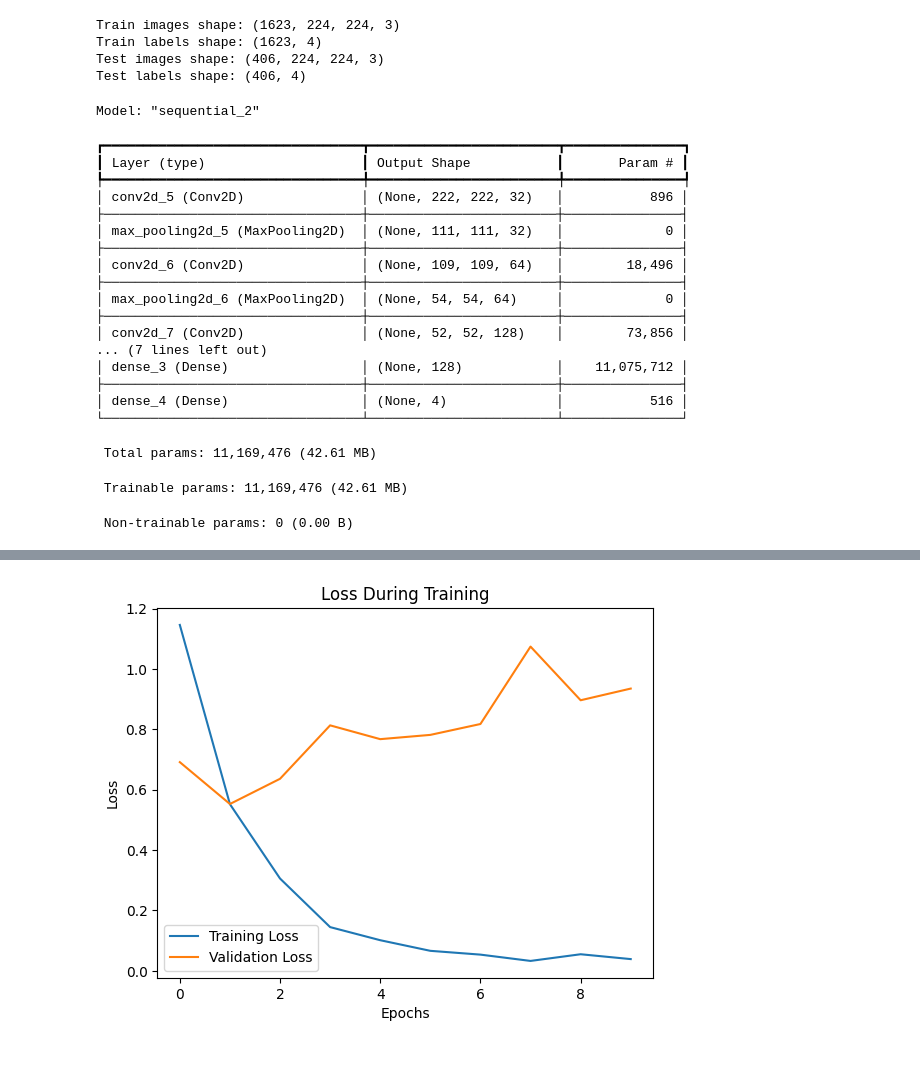
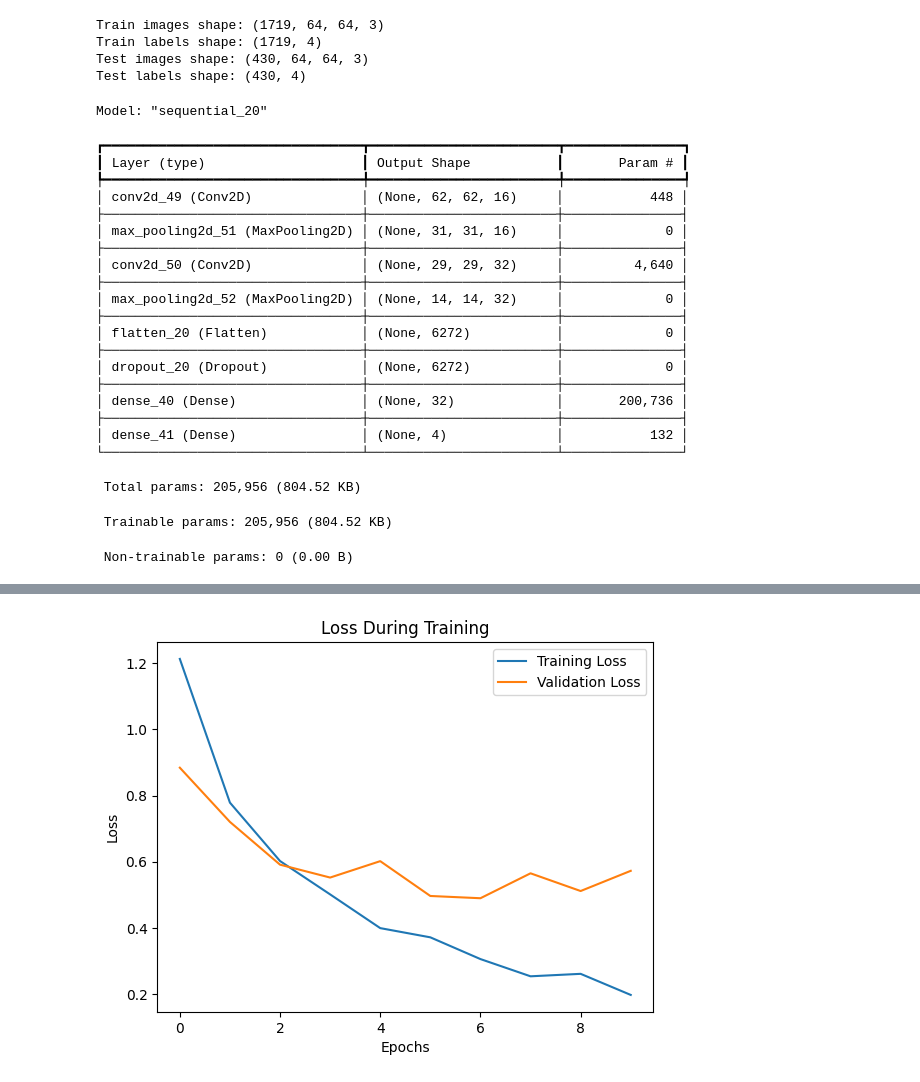
Before and after one commit to lsanhtan/CNN_Vector, a Jupyter notebook: Project.ipynb, the cells around one changed output, grey strips where cells are left out. Saved outputs shown, nothing was run; the diff lists cells and outputs as text; code cells hidden in the pictures.

Commit message:
Model 2

```diff
--- a/Project.ipynb
+++ b/Project.ipynb
@@ -13,7 +12,7 @@ from tensorflow.keras.preprocessing import image
 class_names = ['run', 'slide', 'sprint', 'jump']
 # %%
 # Set image dimensions and the number of classes (for categorical labels)
-image_size = (224, 224)
+image_size = (64, 64)
 num_classes = 4
 # %%
 def load_images_from_folder(folder_path, image_size):
@@ -24,20 +23,23 @@ def load_images_from_folder(folder_path, image_size):
         class_path = os.path.join(folder_path, class_folder)
         if os.path.isdir(class_path):
             # print("Acessable")
+            print(class_path)
             for filename in os.listdir(class_path):
                 img_path = os.path.join(class_path, filename)
                 try:
+
                     # Load image and convert to RGB
                     img = Image.open(img_path).convert('RGB')
+
                     # Resize to the desired shape
                     img = img.resize(image_size)
+
                     # Convert image to NumPy array
                     img_array = np.array(img)
                     # Append image and corresponding label
-                    print(images)
                     images.append(img_array)
                     labels.append(class_label)
-                    break
+                    # break
                 except Exception as e:
                     print(f"Error loading image {img_path}: {e}")
                     continue
@@ -50,7 +52,7 @@ def load_images_from_folder(folder_path, image_size):
     images = images / 255.0
 
     # One-hot encode the labels
-    labels = to_categorical(labels, num_classes)
+    labels = keras.utils.to_categorical(labels, num_classes)
 
     return images, labels
 # %%
@@ -97,5 +75,5 @@ plt.show()
 # %%
-train_images, test_images, train_labels, test_labels = train_test_split(images, labels, test_size=0.2, random_state=42)
+train_images, test_images, train_labels, test_labels = train_test_split(images, labels, test_size=0.2 , random_state=42)
 
 # Check the shapes of the resulting datasets
 print('Train images shape:', train_images.shape)
@@ -103,23 +81,22 @@ print('Train labels shape:', train_labels.shape)
 print('Test images shape:', test_images.shape)
 print('Test labels shape:', test_labels.shape)
 # %% [output]
-Train images shape: (1623, 224, 224, 3)
-Train labels shape: (1623, 4)
-Test images shape: (406, 224, 224, 3)
-Test labels shape: (406, 4)
+Train images shape: (1719, 64, 64, 3)
+Train labels shape: (1719, 4)
+Test images shape: (430, 64, 64, 3)
+Test labels shape: (430, 4)
 # %%
 model = tf.keras.Sequential(
     [
-        tf.keras.Input(shape=(224, 224, 3)),
+        tf.keras.Input(shape=(64, 64, 3)),
+        layers.Conv2D(16, kernel_size=(3, 3), activation="relu"),
+        layers.MaxPooling2D(pool_size=(2, 2)),
         layers.Conv2D(32, kernel_size=(3, 3), activation="relu"),
         layers.MaxPooling2D(pool_size=(2, 2)),
-        layers.Conv2D(64, kernel_size=(3, 3), activation="relu"),
-        layers.MaxPooling2D(pool_size=(2, 2)),
-        layers.Conv2D(128, kernel_size=(3, 3), activation="relu"),
-        layers.MaxPooling2D(pool_size=(2, 2)),
+
         layers.Flatten(),
         layers.Dropout(0.5),
-        layers.Dense(128, activation="relu"),
+        layers.Dense(32, activation="relu"),
         layers.Dense(num_classes, activation="softmax"),
     ]
 )
@@ -139,33 +116,35 @@ model = tf.keras.Sequential(
 
 model.summary()
 # %% [output]
-Model: "sequential_2"
+Model: "sequential_20"
 ┏━━━━━━━━━━━━━━━━━━━━━━━━━━━━━━━━━┳━━━━━━━━━━━━━━━━━━━━━━━━┳━━━━━━━━━━━━━━━┓
 ┃ Layer (type)                    ┃ Output Shape           ┃       Param # ┃
 ┡━━━━━━━━━━━━━━━━━━━━━━━━━━━━━━━━━╇━━━━━━━━━━━━━━━━━━━━━━━━╇━━━━━━━━━━━━━━━┩
-│ conv2d_5 (Conv2D)               │ (None, 222, 222, 32)   │           896 │
+│ conv2d_49 (Conv2D)              │ (None, 62, 62, 16)     │           448 │
 ├─────────────────────────────────┼────────────────────────┼───────────────┤
-│ max_pooling2d_5 (MaxPooling2D)  │ (None, 111, 111, 32)   │             0 │
+│ max_pooling2d_51 (MaxPooling2D) │ (None, 31, 31, 16)     │             0 │
 ├─────────────────────────────────┼────────────────────────┼───────────────┤
-│ conv2d_6 (Conv2D)               │ (None, 109, 109, 64)   │        18,496 │
+│ conv2d_50 (Conv2D)              │ (None, 29, 29, 32)     │         4,640 │
 ├─────────────────────────────────┼────────────────────────┼───────────────┤
-│ max_pooling2d_6 (MaxPooling2D)  │ (None, 54, 54, 64)     │             0 │
+│ max_pooling2d_52 (MaxPooling2D) │ (None, 14, 14, 32)     │             0 │
 ├─────────────────────────────────┼────────────────────────┼───────────────┤
-│ conv2d_7 (Conv2D)               │ (None, 52, 52, 128)    │        73,856 │
-... (7 lines left out)
-│ dense_3 (Dense)                 │ (None, 128)            │    11,075,712 │
+│ flatten_20 (Flatten)            │ (None, 6272)           │             0 │
 ├─────────────────────────────────┼────────────────────────┼───────────────┤
-│ dense_4 (Dense)                 │ (None, 4)              │           516 │
+│ dropout_20 (Dropout)            │ (None, 6272)           │             0 │
+├─────────────────────────────────┼────────────────────────┼───────────────┤
+│ dense_40 (Dense)                │ (None, 32)             │       200,736 │
+├─────────────────────────────────┼────────────────────────┼───────────────┤
+│ dense_41 (Dense)                │ (None, 4)              │           132 │
 └─────────────────────────────────┴────────────────────────┴───────────────┘
- Total params: 11,169,476 (42.61 MB)
+ Total params: 205,956 (804.52 KB)
- Trainable params: 11,169,476 (42.61 MB)
+ Trainable params: 205,956 (804.52 KB)
  Non-trainable params: 0 (0.00 B)
 # %%
 model.compile(optimizer='adam', loss='categorical_crossentropy', metrics=['accuracy'])
 # %%
 batch_size = 32
 epochs = 10
-history = model.fit(train_images, train_labels, batch_size=batch_size, epochs=epochs, validation_split=0.2, verbose = 0)
+history = model.fit(train_images, train_labels, batch_size=batch_size, epochs=epochs, validation_split=0.2, verbose = 1)
 
 # Plot the loss graph
 plt.plot(history.history['loss'], label='Training Loss')
@@ -179,4 +178,4 @@ plt.show()
-[figure, old version]
+[figure, new version]
 # %%
 # Make predictions on the test dataset
 predictions = model.predict(test_images)
```
Also changed, not shown: parts of 8 cells of this notebook, 1 other file.
